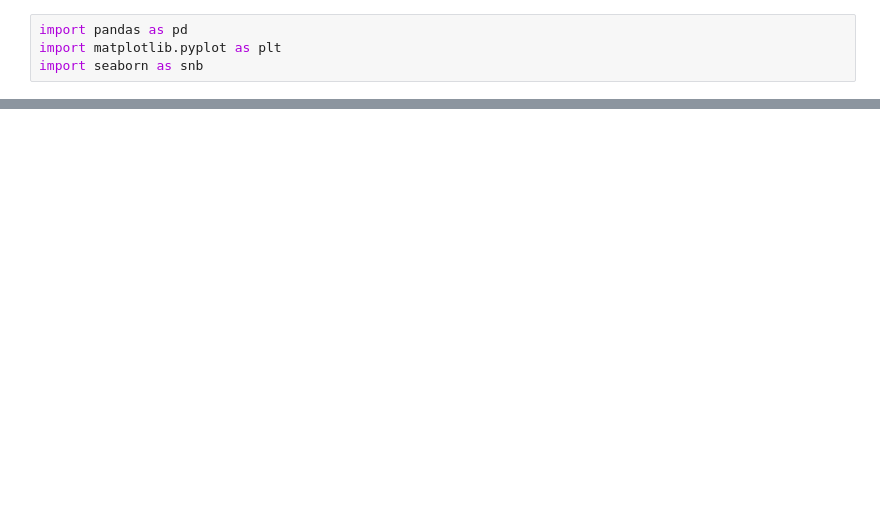
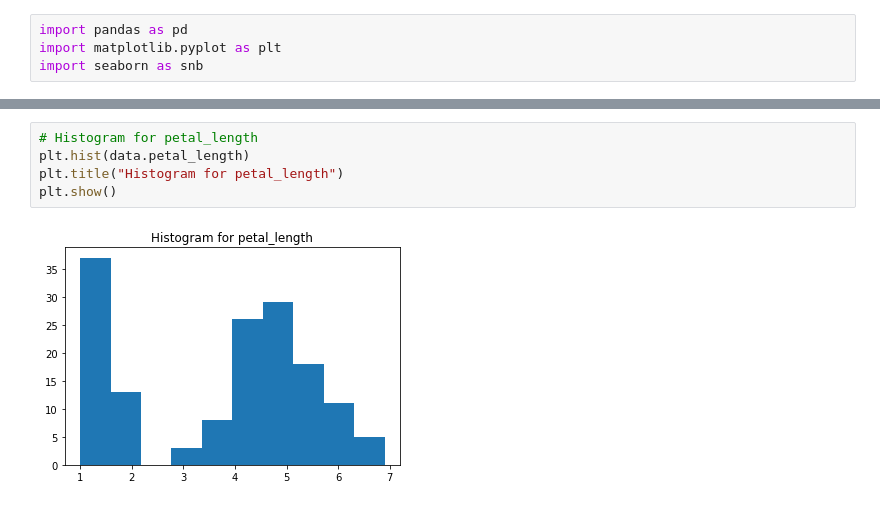
Before and after one commit to slimxy/CRAI-DataScience, a Jupyter notebook: Assignment1.ipynb, the cells around one changed output, grey strips where cells are left out. Saved outputs shown, nothing was run; the diff lists cells and outputs as text; blank space fills up the shorter version.

```diff
--- a/Assignment1.ipynb
+++ b/Assignment1.ipynb
@@ -174,0 +55,7 @@ TypeError: pie() missing 1 required positional argument: 'x'
+# %%
+# Histogram for petal_length
+plt.hist(data.petal_length)
+plt.title("Histogram for petal_length")
+plt.show()
+# %% [output]
+[figure, added]
```
Also changed, not shown: parts of 39 cells of this notebook, 5 other files.
